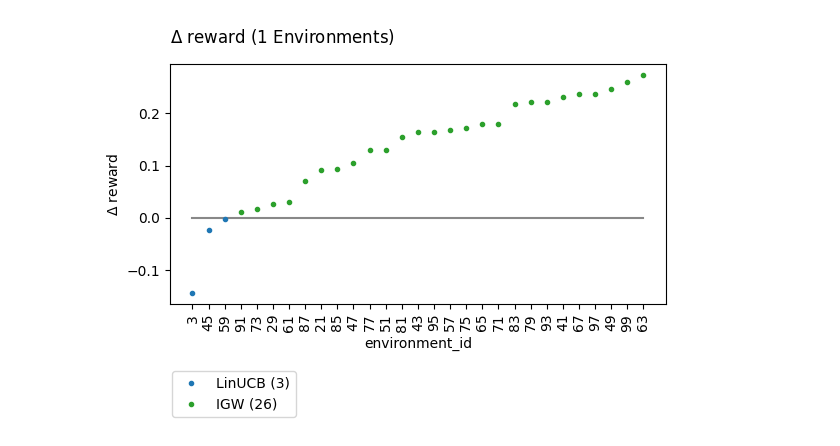
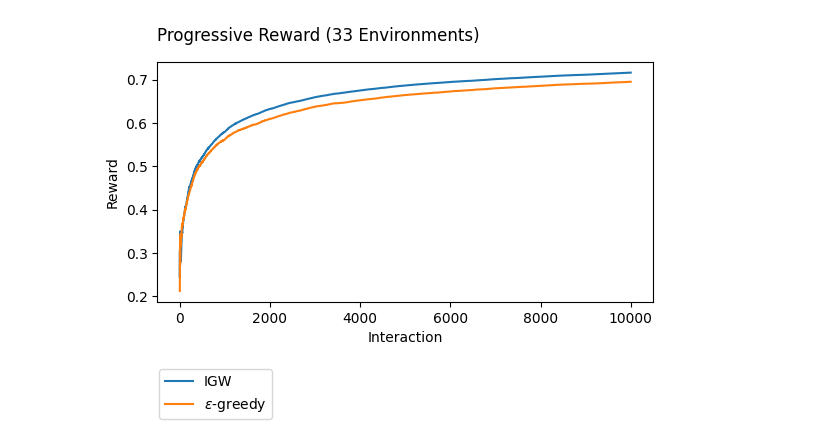
Before and after one commit to mrucker/igw_experiments, a Jupyter notebook: analysis.ipynb, the cells around one changed output. Cells and saved outputs as stored; diff of their text form; code cells hidden in the pictures.

Commit message:
Added a new experiment. Updated the slides to include experimental results. Improved the structure of they python files.

```diff
--- a/analysis.ipynb
+++ b/analysis.ipynb
@@ -20,5 +0,0 @@ res.filter_env(cycle_after=6000).filter_fin().plot_learners(labels=['IGW','LinUC
-# %%
-#difference in average reward on 29 stationary datasets (1 sample per dataset)
-res.filter_env(cycle_after=6000).filter_fin().plot_contrast(1,0,labels=['LinUCB Wins','IGW Wins'])
-# %% [output]
-[figure, removed]
@@ -24,0 +4,4 @@ res.filter_env(cycle_after=6000).filter_fin().plot_contrast(1,0,labels=['LinUCB
+# %%
+cb.Result.from_file('./experiment1.log').plot_learners(labels=['IGW','$\epsilon$-greedy'])
+# %% [output]
+[figure, added]
```
Also changed, not shown: parts of 8 cells of this notebook, 7 other files.
